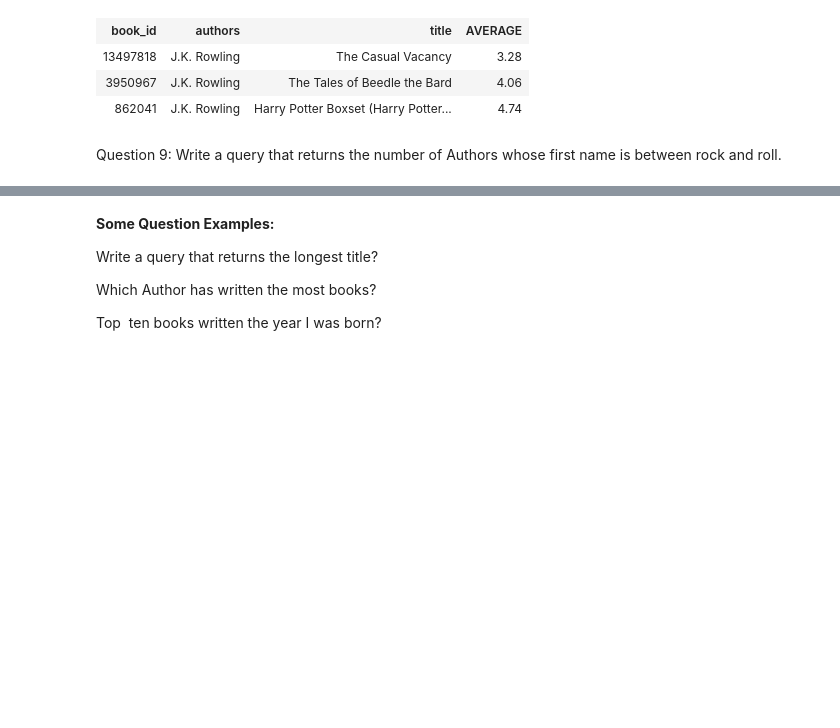
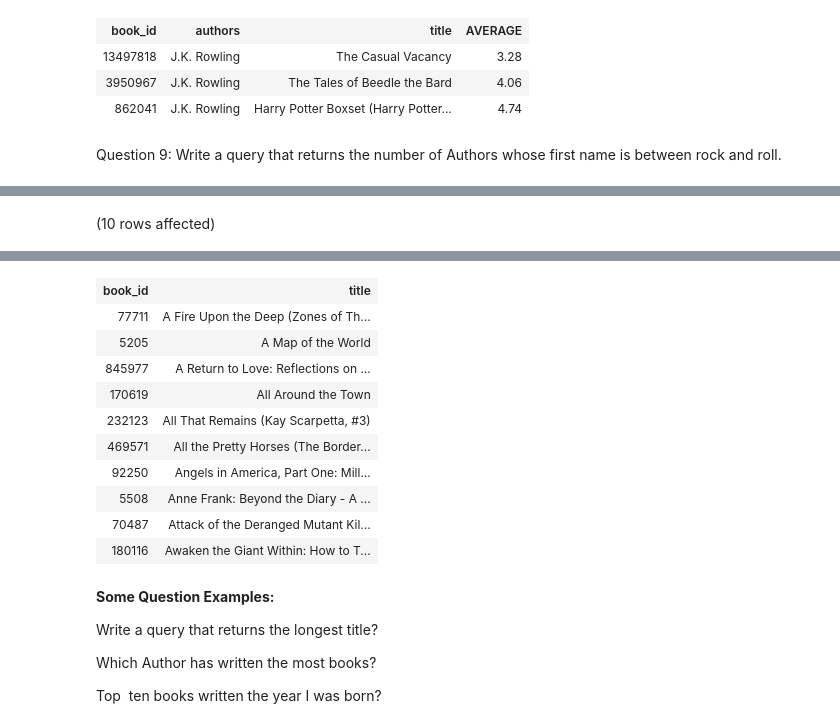
Before and after one commit to souji1991/SQL-Part-1-Studio, a Jupyter notebook: SQL-Part-1-Studio.ipynb, the cells around one changed output, grey strips where cells are left out. Drawn from its saved outputs; the diff is of its cells as text; code cells hidden in the pictures; blank space fills up the shorter version.

```diff
--- a/SQL-Part-1-Studio.ipynb
+++ b/SQL-Part-1-Studio.ipynb
@@ -135,0 +195,4 @@ Your Question: Click here to add
+# %%
+select top 10 book_id ,title FROM BooksDB.dbo.books where original_publication_year =1992 order by title asc
+# %% [output]
+(10 rows affected)
@@ -136,3 +200,14 @@ Your Question: Click here to add
+| book_id | title |
+| 77711 | A Fire Upon the Deep (Zones of Th... |
+| 5205 | A Map of the World |
+| 845977 | A Return to Love: Reflections on ... |
+| 170619 | All Around the Town |
+| 232123 | All That Remains (Kay Scarpetta, #3) |
+| 469571 | All the Pretty Horses (The Border... |
+| 92250 | Angels in America, Part One: Mill... |
+| 5508 | Anne Frank: Beyond the Diary - A ... |
+| 70487 | Attack of the Deranged Mutant Kil... |
+| 180116 | Awaken the Giant Within: How to T... |
 # %% [markdown]
 **Some Question Examples:**
 
```
Also changed, not shown: parts of 20 cells of this notebook.
